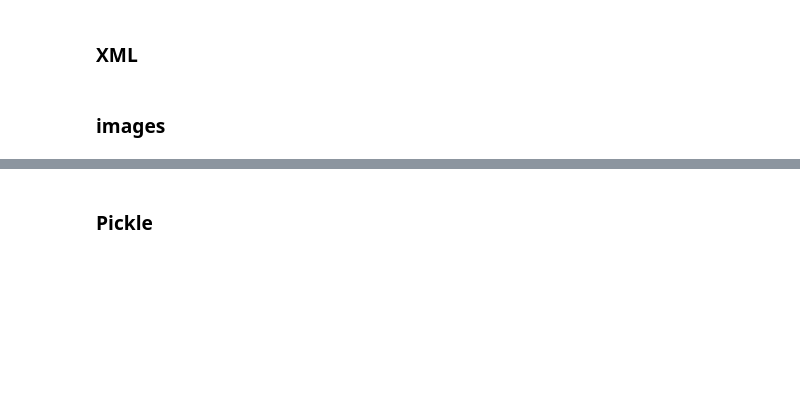
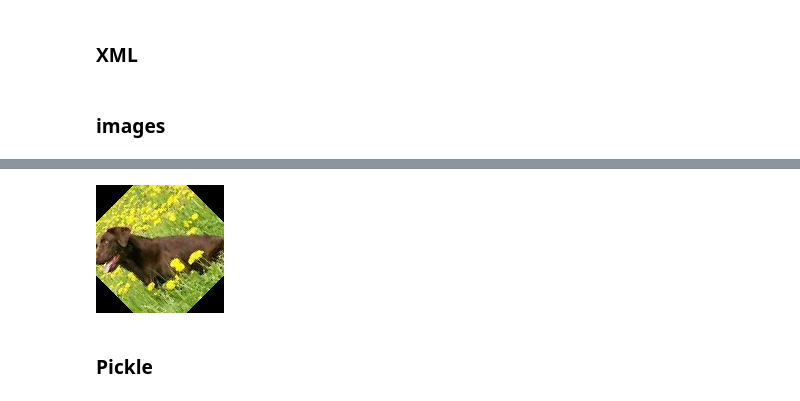
Before and after one commit to hellenmureithi/Data_analysis_in_base_python, a Jupyter notebook: index.ipynb, the cells around one changed output, grey strips where cells are left out. Drawn from its saved outputs; the diff is of its cells as text; code cells hidden in the pictures; blank space fills up the shorter version.

```diff
--- a/index.ipynb
+++ b/index.ipynb
@@ -117,3 +349,8 @@ JSON files are structured similarly to dictionaries, and can contain nested data
+# %%
+img2 = img.rotate(45.5)
+display(img2)
+# %% [output]
+[figure, added]
 # %% [markdown]
 ### Pickle
 # %%
```
Also changed, not shown: parts of 27 cells of this notebook, 4 other files.
